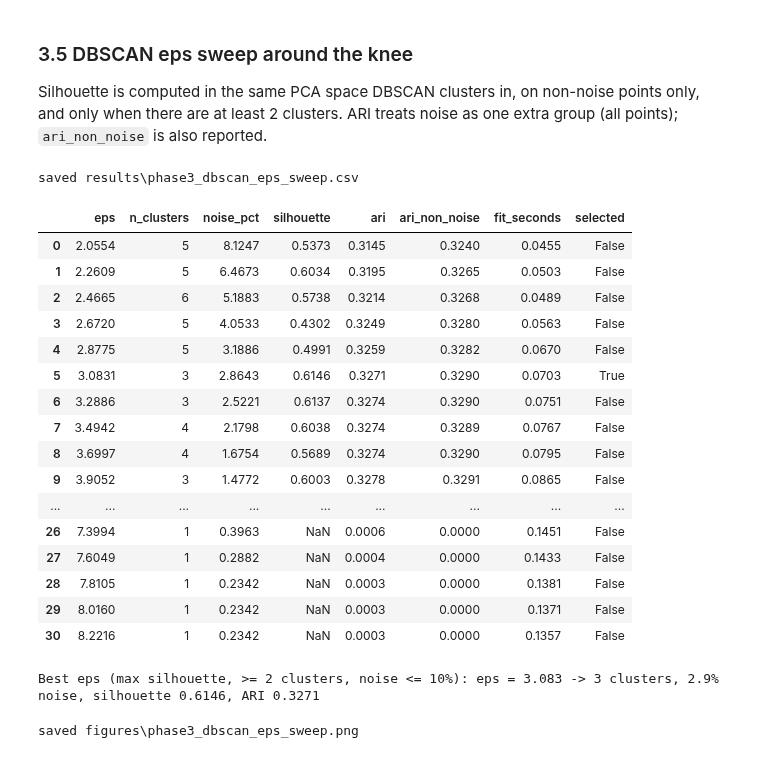
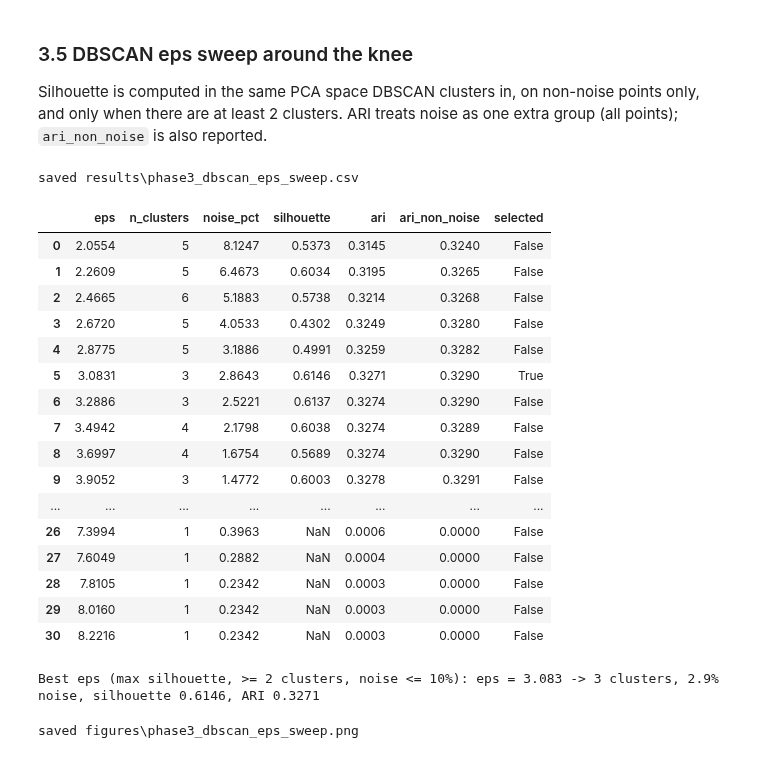
Before and after one commit to LUCIFER5671/har-feature-reduction, a Jupyter notebook: har_feature_reduction.ipynb, the cells around one changed output. Cells and saved outputs as stored; diff of their text form; code cells hidden in the pictures.

```diff
--- a/har_feature_reduction.ipynb
+++ b/har_feature_reduction.ipynb
@@ -118,6 +118,15 @@ def save_table(df, name, index=True):
     print(f"saved {path.relative_to(PROJECT_DIR)}")
 
 
+TIMINGS = []
+
+def record_timing(phase, step, seconds):
+    """Log a wall-clock timing to results/timings.csv. Timings vary run to run, so they live in this one
+    file instead of the per-phase result tables (which then stay identical across re-runs)."""
+    TIMINGS.append({"phase": phase, "step": step, "seconds": round(seconds, 3)})
+    pd.DataFrame(TIMINGS).to_csv(RES_DIR / "timings.csv", index=False)
+
+
 # ---------- Shared helpers: splitting ----------
 
 def subject_split(X, y, subject, dev_size=0.2):
@@ -538,11 +546,12 @@ kmeans_labels, rows = {}, []
 for k in K_RANGE:
     t0 = time.perf_counter()
     km = KMeans(n_clusters=k, n_init=10, random_state=RANDOM_STATE).fit(X_tr)
-    fit_s = time.perf_counter() - t0
+    record_timing("phase3", f"kmeans_k{k}", time.perf_counter() - t0)
     kmeans_labels[k] = km.labels_
     rows.append({"k": k, "silhouette": silhouette_score(X_tr, km.labels_, **SIL_KW),
-                 "inertia": km.inertia_, "ari_vs_activity": adjusted_rand_score(y_tr_arr, km.labels_),
-                 "fit_seconds": fit_s})
+                 # float32 inertia wobbles in the 7th significant digit between runs; round it away
+                 "inertia": round(float(km.inertia_)),
+                 "ari_vs_activity": adjusted_rand_score(y_tr_arr, km.labels_)})
 kmeans_sweep = pd.DataFrame(rows)
 k_best = int(kmeans_sweep.loc[kmeans_sweep["silhouette"].idxmax(), "k"])
 
@@ -668,53 +677,52 @@ are at least 2 clusters. ARI treats noise as one extra group (all points); `ari_
 eps_grid = np.round(np.linspace(0.5 * eps_knee, 2.0 * eps_knee, 31), 4)
 rows, dbscan_labels = [], {}
 for eps in eps_grid:
     t0 = time.perf_counter()
     lab = DBSCAN(eps=eps, min_samples=MIN_SAMPLES).fit_predict(Zk_tr)
-    fit_s = time.perf_counter() - t0
+    record_timing("phase3", f"dbscan_eps{eps}", time.perf_counter() - t0)
     dbscan_labels[eps] = lab
     core = lab != -1
     n_clusters = len(set(lab[core]))
     sil = np.nan
     if n_clusters >= 2:
         sil = silhouette_score(Zk_tr[core], lab[core], **SIL_KW)
     rows.append({"eps": eps, "n_clusters": n_clusters, "noise_pct": 100 * (~core).mean(), "silhouette": sil,
                  "ari": adjusted_rand_score(y_tr_arr, lab),
-                 "ari_non_noise": adjusted_rand_score(y_tr_arr[core], lab[core]) if core.any() else np.nan,
-                 "fit_seconds": fit_s})
+                 "ari_non_noise": adjusted_rand_score(y_tr_arr[core], lab[core]) if core.any() else np.nan})
 dbscan_sweep = pd.DataFrame(rows)
 
 MAX_NOISE_PCT = 10.0
 eligible = dbscan_sweep[(dbscan_sweep["n_clusters"] >= 2) & (dbscan_sweep["noise_pct"] <= MAX_NOISE_PCT)
                         & dbscan_sweep["silhouette"].notna()]
 assert len(eligible), "no eps gives >= 2 clusters with <= 10% noise; widen the eps grid"
 best_row = eligible.loc[eligible["silhouette"].idxmax()]
 eps_best = float(best_row["eps"])
 dbscan_sweep["selected"] = dbscan_sweep["eps"] == eps_best
 
 save_table(dbscan_sweep, "phase3_dbscan_eps_sweep", index=False)
 display(dbscan_sweep.round(4))
 print(f"Best eps (max silhouette, >= 2 clusters, noise <= {MAX_NOISE_PCT:.0f}%): eps = {eps_best:.3f} -> "
       f"{int(best_row['n_clusters'])} clusters, {best_row['noise_pct']:.1f}% noise, "
       f"silhouette {best_row['silhouette']:.4f}, ARI {best_row['ari']:.4f}")
 # %% [output]
 saved results\phase3_dbscan_eps_sweep.csv
-|  | eps | n_clusters | noise_pct | silhouette | ari | ari_non_noise | fit_seconds | selected |
-| 0 | 2.0554 | 5 | 8.1247 | 0.5373 | 0.3145 | 0.3240 | 0.0455 | False |
-| 1 | 2.2609 | 5 | 6.4673 | 0.6034 | 0.3195 | 0.3265 | 0.0503 | False |
-| 2 | 2.4665 | 6 | 5.1883 | 0.5738 | 0.3214 | 0.3268 | 0.0489 | False |
-| 3 | 2.6720 | 5 | 4.0533 | 0.4302 | 0.3249 | 0.3280 | 0.0563 | False |
-| 4 | 2.8775 | 5 | 3.1886 | 0.4991 | 0.3259 | 0.3282 | 0.0670 | False |
-| 5 | 3.0831 | 3 | 2.8643 | 0.6146 | 0.3271 | 0.3290 | 0.0703 | True |
-| 6 | 3.2886 | 3 | 2.5221 | 0.6137 | 0.3274 | 0.3290 | 0.0751 | False |
-| 7 | 3.4942 | 4 | 2.1798 | 0.6038 | 0.3274 | 0.3289 | 0.0767 | False |
-| 8 | 3.6997 | 4 | 1.6754 | 0.5689 | 0.3274 | 0.3290 | 0.0795 | False |
-| 9 | 3.9052 | 3 | 1.4772 | 0.6003 | 0.3278 | 0.3291 | 0.0865 | False |
-| ... | ... | ... | ... | ... | ... | ... | ... | ... |
-| 26 | 7.3994 | 1 | 0.3963 | NaN | 0.0006 | 0.0000 | 0.1451 | False |
-| 27 | 7.6049 | 1 | 0.2882 | NaN | 0.0004 | 0.0000 | 0.1433 | False |
-| 28 | 7.8105 | 1 | 0.2342 | NaN | 0.0003 | 0.0000 | 0.1381 | False |
-| 29 | 8.0160 | 1 | 0.2342 | NaN | 0.0003 | 0.0000 | 0.1371 | False |
-| 30 | 8.2216 | 1 | 0.2342 | NaN | 0.0003 | 0.0000 | 0.1357 | False |
+|  | eps | n_clusters | noise_pct | silhouette | ari | ari_non_noise | selected |
+| 0 | 2.0554 | 5 | 8.1247 | 0.5373 | 0.3145 | 0.3240 | False |
+| 1 | 2.2609 | 5 | 6.4673 | 0.6034 | 0.3195 | 0.3265 | False |
+| 2 | 2.4665 | 6 | 5.1883 | 0.5738 | 0.3214 | 0.3268 | False |
+| 3 | 2.6720 | 5 | 4.0533 | 0.4302 | 0.3249 | 0.3280 | False |
+| 4 | 2.8775 | 5 | 3.1886 | 0.4991 | 0.3259 | 0.3282 | False |
+| 5 | 3.0831 | 3 | 2.8643 | 0.6146 | 0.3271 | 0.3290 | True |
+| 6 | 3.2886 | 3 | 2.5221 | 0.6137 | 0.3274 | 0.3290 | False |
+| 7 | 3.4942 | 4 | 2.1798 | 0.6038 | 0.3274 | 0.3289 | False |
+| 8 | 3.6997 | 4 | 1.6754 | 0.5689 | 0.3274 | 0.3290 | False |
+| 9 | 3.9052 | 3 | 1.4772 | 0.6003 | 0.3278 | 0.3291 | False |
+| ... | ... | ... | ... | ... | ... | ... | ... |
+| 26 | 7.3994 | 1 | 0.3963 | NaN | 0.0006 | 0.0000 | False |
+| 27 | 7.6049 | 1 | 0.2882 | NaN | 0.0004 | 0.0000 | False |
+| 28 | 7.8105 | 1 | 0.2342 | NaN | 0.0003 | 0.0000 | False |
+| 29 | 8.0160 | 1 | 0.2342 | NaN | 0.0003 | 0.0000 | False |
+| 30 | 8.2216 | 1 | 0.2342 | NaN | 0.0003 | 0.0000 | False |
 Best eps (max silhouette, >= 2 clusters, noise <= 10%): eps = 3.083 -> 3 clusters, 2.9% noise, silhouette 0.6146, ARI 0.3271
 # %%
 fig, axes = plt.subplots(2, 2, figsize=(14, 9), sharex=True)
```
Also changed, not shown: parts of 6 cells of this notebook, 4 other files.
